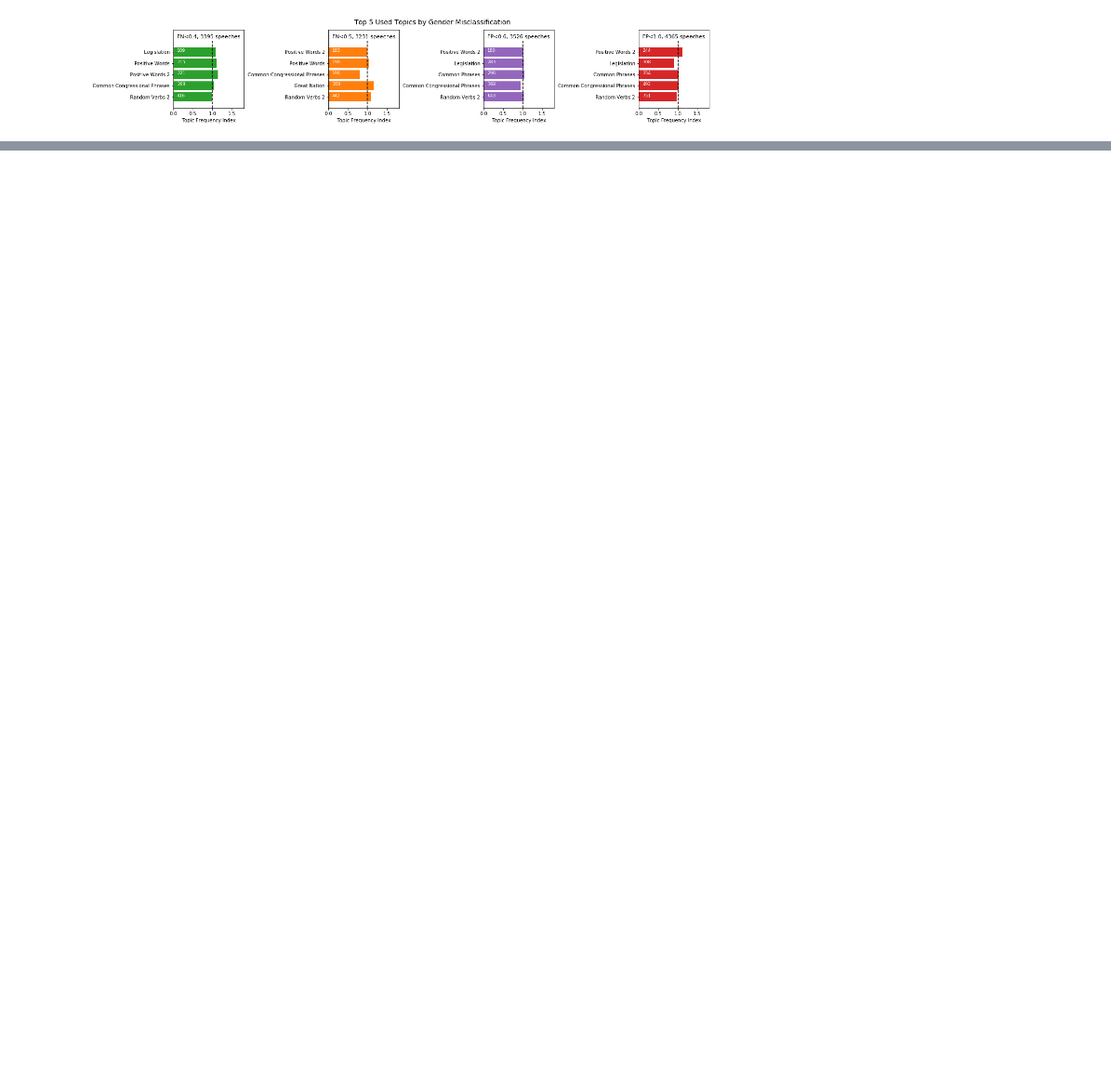
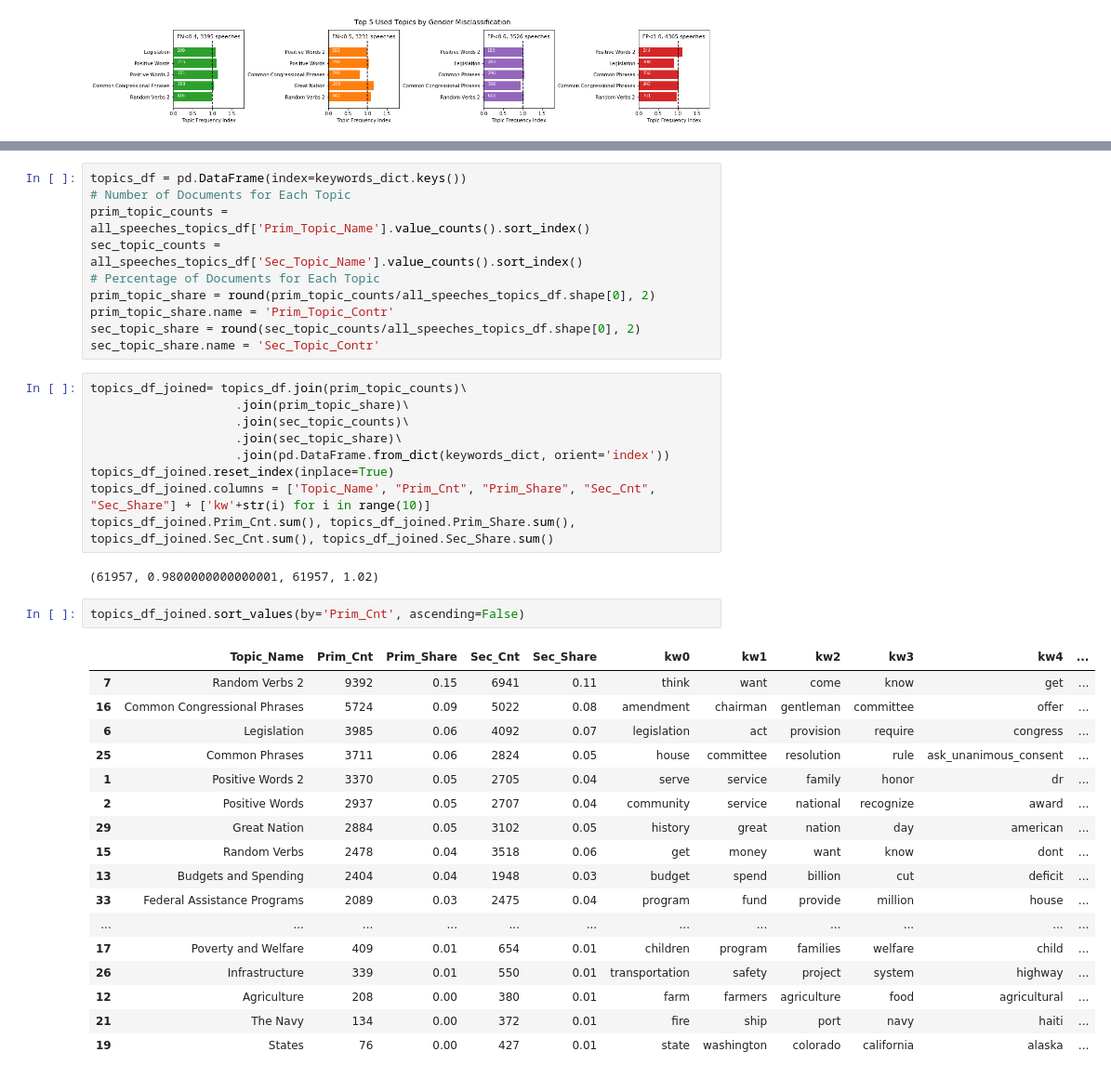
Before and after one commit to YuliaZamriy/W266-Final-Project, a Jupyter notebook: LDA/LDA-Classification-gender.ipynb, the cells around one changed output, grey strips where cells are left out. Shown: that part at 93% size. Saved outputs shown, nothing was run; the diff lists cells and outputs as text; blank space fills up the shorter version.

```diff
--- a/LDA/LDA-Classification-gender.ipynb
+++ b/LDA/LDA-Classification-gender.ipynb
@@ -587,0 +951,41 @@ plt.show()
+# %%
+topics_df = pd.DataFrame(index=keywords_dict.keys())
+# Number of Documents for Each Topic
+prim_topic_counts = all_speeches_topics_df['Prim_Topic_Name'].value_counts().sort_index()
+sec_topic_counts = all_speeches_topics_df['Sec_Topic_Name'].value_counts().sort_index()
+# Percentage of Documents for Each Topic
+prim_topic_share = round(prim_topic_counts/all_speeches_topics_df.shape[0], 2)
+prim_topic_share.name = 'Prim_Topic_Contr'
+sec_topic_share = round(sec_topic_counts/all_speeches_topics_df.shape[0], 2)
+sec_topic_share.name = 'Sec_Topic_Contr'
+# %%
+topics_df_joined= topics_df.join(prim_topic_counts)\
+                    .join(prim_topic_share)\
+                    .join(sec_topic_counts)\
+                    .join(sec_topic_share)\
+                    .join(pd.DataFrame.from_dict(keywords_dict, orient='index'))
+topics_df_joined.reset_index(inplace=True)
+topics_df_joined.columns = ['Topic_Name', "Prim_Cnt", "Prim_Share", "Sec_Cnt", "Sec_Share"] + ['kw'+str(i) for i in range(10)]
+topics_df_joined.Prim_Cnt.sum(), topics_df_joined.Prim_Share.sum(), topics_df_joined.Sec_Cnt.sum(), topics_df_joined.Sec_Share.sum()
+# %% [output]
+(61957, 0.9800000000000001, 61957, 1.02)
+# %%
+topics_df_joined.sort_values(by='Prim_Cnt', ascending=False)
+# %% [output]
+|  | Topic_Name | Prim_Cnt | Prim_Share | Sec_Cnt | Sec_Share | kw0 | kw1 | kw2 | kw3 | kw4 | ... |
+| 7 | Random Verbs 2 | 9392 | 0.15 | 6941 | 0.11 | think | want | come | know | get | ... |
+| 16 | Common Congressional Phrases | 5724 | 0.09 | 5022 | 0.08 | amendment | chairman | gentleman | committee | offer | ... |
+| 6 | Legislation | 3985 | 0.06 | 4092 | 0.07 | legislation | act | provision | require | congress | ... |
+| 25 | Common Phrases | 3711 | 0.06 | 2824 | 0.05 | house | committee | resolution | rule | ask_unanimous_consent | ... |
+| 1 | Positive Words 2 | 3370 | 0.05 | 2705 | 0.04 | serve | service | family | honor | dr | ... |
+| 2 | Positive Words | 2937 | 0.05 | 2707 | 0.04 | community | service | national | recognize | award | ... |
+| 29 | Great Nation | 2884 | 0.05 | 3102 | 0.05 | history | great | nation | day | american | ... |
+| 15 | Random Verbs | 2478 | 0.04 | 3518 | 0.06 | get | money | want | know | dont | ... |
+| 13 | Budgets and Spending | 2404 | 0.04 | 1948 | 0.03 | budget | spend | billion | cut | deficit | ... |
+| 33 | Federal Assistance Programs | 2089 | 0.03 | 2475 | 0.04 | program | fund | provide | million | house | ... |
+| ... | ... | ... | ... | ... | ... | ... | ... | ... | ... | ... | ... |
+| 17 | Poverty and Welfare | 409 | 0.01 | 654 | 0.01 | children | program | families | welfare | child | ... |
+| 26 | Infrastructure | 339 | 0.01 | 550 | 0.01 | transportation | safety | project | system | highway | ... |
+| 12 | Agriculture | 208 | 0.00 | 380 | 0.01 | farm | farmers | agriculture | food | agricultural | ... |
+| 21 | The Navy | 134 | 0.00 | 372 | 0.01 | fire | ship | port | navy | haiti | ... |
+| 19 | States | 76 | 0.00 | 427 | 0.01 | state | washington | colorado | california | alaska | ... |
```
Also changed, not shown: parts of 12 cells of this notebook, 8 other files.
